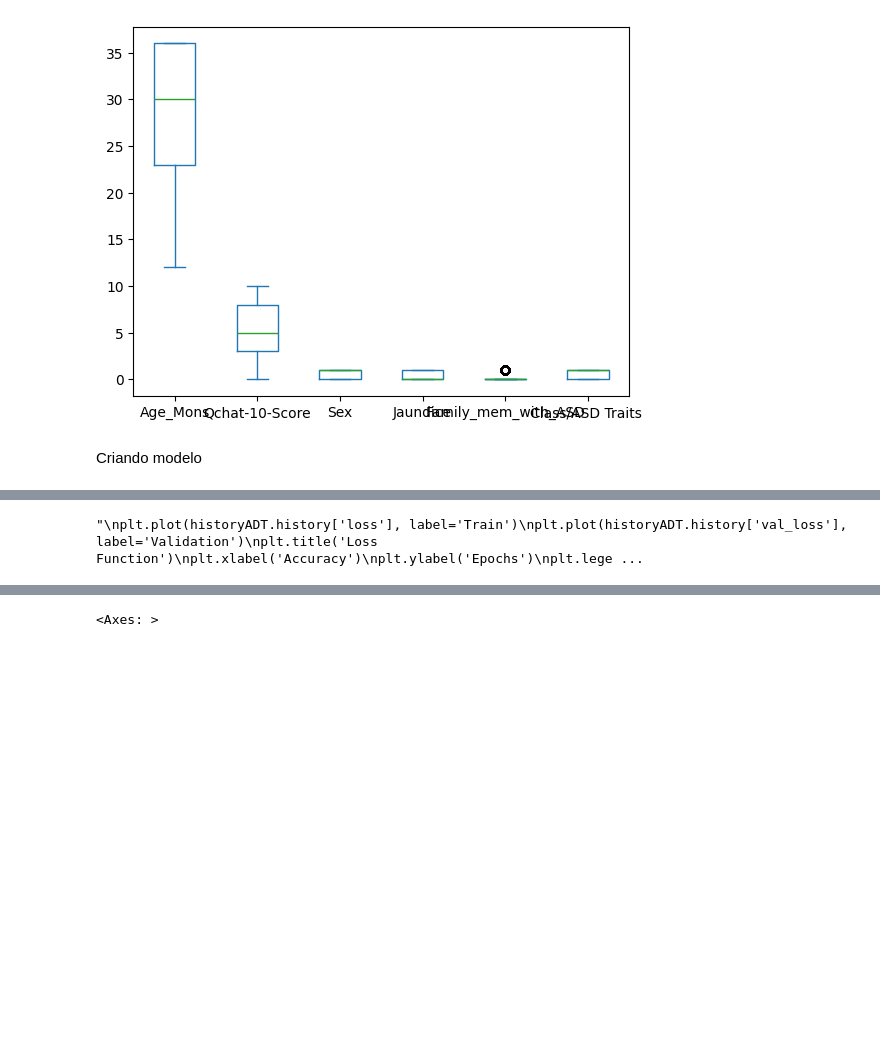
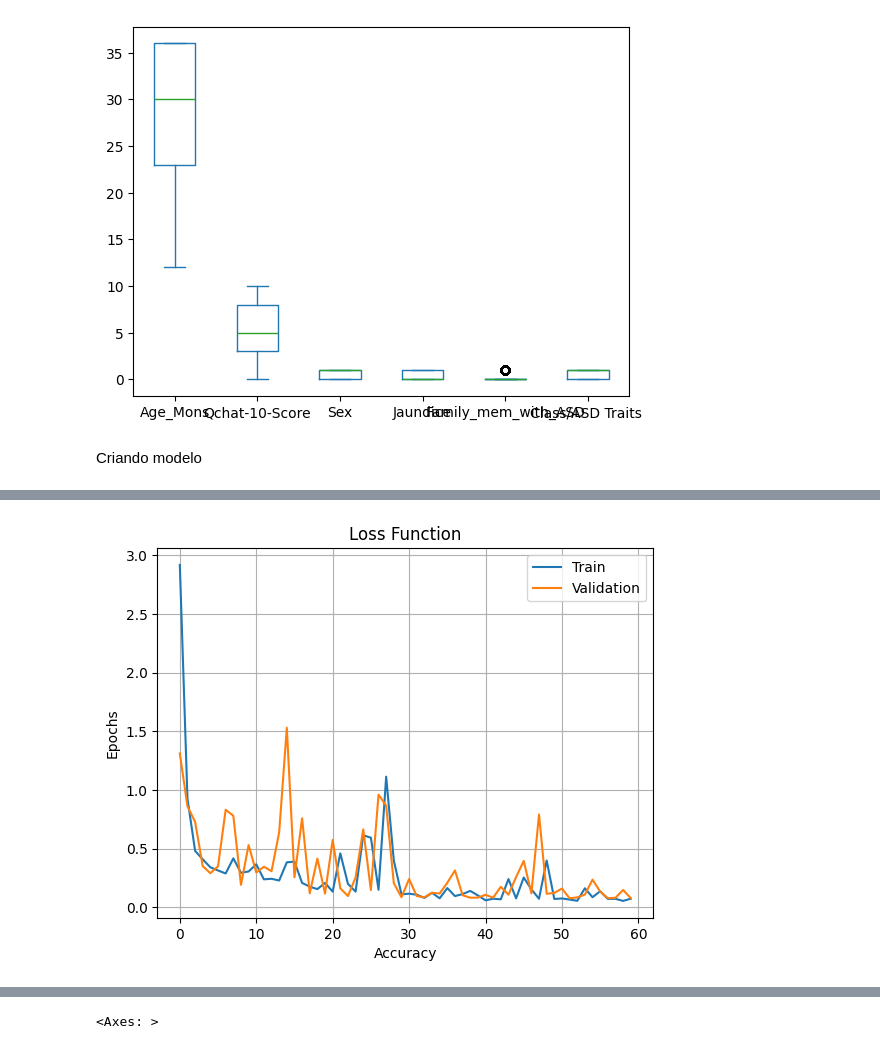
Before and after one commit to ClassNeuralNetwork/classification-autism-suport, a Jupyter notebook: autism-suport.ipynb, the cells around one changed output, grey strips where cells are left out. Drawn from its saved outputs; the diff is of its cells as text; code cells hidden in the pictures; blank space fills up the shorter version.

```diff
--- a/autism-suport.ipynb
+++ b/autism-suport.ipynb
@@ -210,4 +221,4 @@ model.summary()
 # %%
-#model.compile(optimizer=tf.keras.optimizers.Adam(learning_rate=0.001), loss='binary_crossentropy', metrics=['accuracy'])
+model.compile(optimizer=tf.keras.optimizers.Adam(learning_rate=0.001), loss='binary_crossentropy', metrics=['accuracy'])
 # %%
-#historyADT = model.fit(data_train, output_train, epochs=60, batch_size=32, validation_split=0.2)
+historyADT = model.fit(data_train, output_train, epochs=60, batch_size=32, validation_split=0.2)
@@ -214,15 +243,13 @@ model.summary()
 # %%
-'''
 plt.plot(historyADT.history['loss'], label='Train')
 plt.plot(historyADT.history['val_loss'], label='Validation')
 plt.title('Loss Function')
 plt.xlabel('Accuracy')
 plt.ylabel('Epochs')
 plt.legend()
-plt.yscale('log')
+#plt.yscale('log')
 plt.grid(True)
 plt.show()
-'''
 # %% [output]
-"\nplt.plot(historyADT.history['loss'], label='Train')\nplt.plot(historyADT.history['val_loss'], label='Validation')\nplt.title('Loss Function')\nplt.xlabel('Accuracy')\nplt.ylabel('Epochs')\nplt.lege ...
+[figure, added]
 # %%
```
Also changed, not shown: parts of 9 cells of this notebook.
